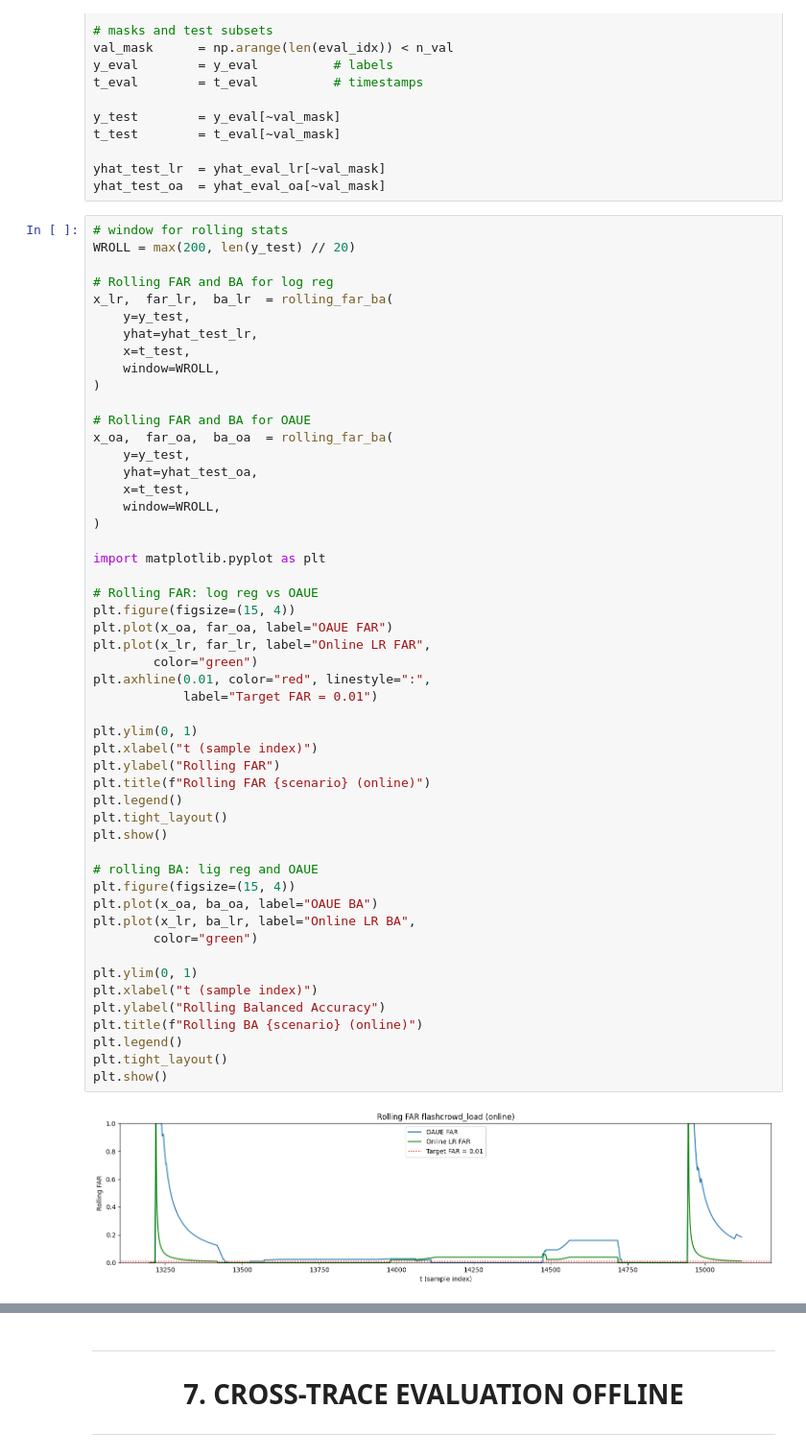
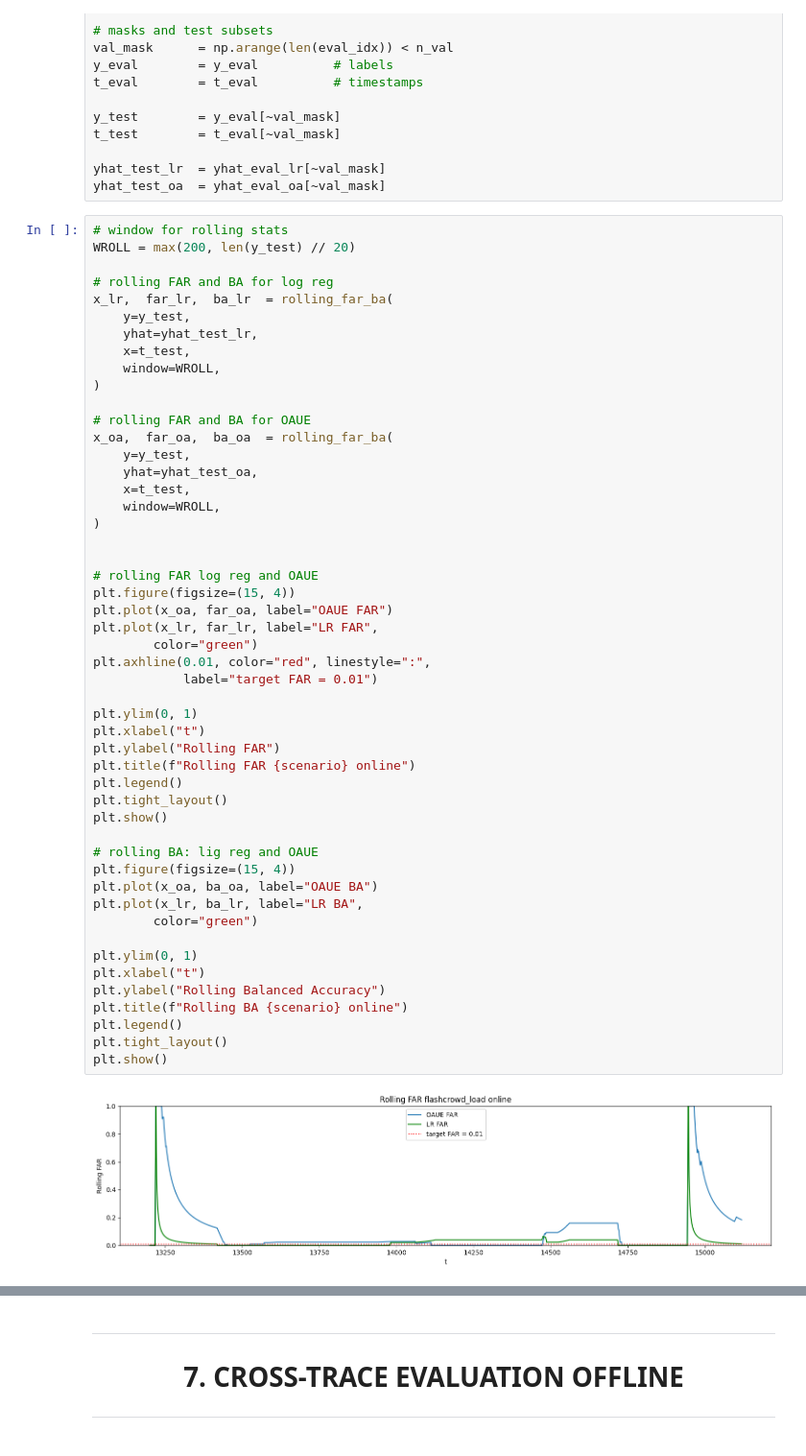
Before and after one commit to OleksiiBevza/time-series, a Jupyter notebook: modelling.ipynb, the cells around one changed output, grey strips where cells are left out. Shown at 96% size. Drawn from its saved outputs; the diff is of its cells as text.

```diff
--- a/modelling.ipynb
+++ b/modelling.ipynb
@@ -732,7 +654,7 @@ yhat_test_oa  = yhat_eval_oa[~val_mask]
 # window for rolling stats
 WROLL = max(200, len(y_test) // 20)
 
-# Rolling FAR and BA for log reg
+# rolling FAR and BA for log reg
 x_lr,  far_lr,  ba_lr  = rolling_far_ba(
     y=y_test,
     yhat=yhat_test_lr,
@@ -740,44 +662,43 @@ x_lr,  far_lr,  ba_lr  = rolling_far_ba(
     window=WROLL,
 )
 
-# Rolling FAR and BA for OAUE
+# rolling FAR and BA for OAUE
 x_oa,  far_oa,  ba_oa  = rolling_far_ba(
     y=y_test,
     yhat=yhat_test_oa,
     x=t_test,
     window=WROLL,
 )
 
-import matplotlib.pyplot as plt
 
-# Rolling FAR: log reg vs OAUE
+# rolling FAR log reg and OAUE
 plt.figure(figsize=(15, 4))
 plt.plot(x_oa, far_oa, label="OAUE FAR")
-plt.plot(x_lr, far_lr, label="Online LR FAR",
+plt.plot(x_lr, far_lr, label="LR FAR",
         color="green")
 plt.axhline(0.01, color="red", linestyle=":",
-            label="Target FAR = 0.01")
+            label="target FAR = 0.01")
 
 plt.ylim(0, 1)
-plt.xlabel("t (sample index)")
+plt.xlabel("t")
 plt.ylabel("Rolling FAR")
-plt.title(f"Rolling FAR {scenario} (online)")
+plt.title(f"Rolling FAR {scenario} online")
 plt.legend()
 plt.tight_layout()
 plt.show()
 
 # rolling BA: lig reg and OAUE
 plt.figure(figsize=(15, 4))
 plt.plot(x_oa, ba_oa, label="OAUE BA")
-plt.plot(x_lr, ba_lr, label="Online LR BA",
+plt.plot(x_lr, ba_lr, label="LR BA",
         color="green")
 
 plt.ylim(0, 1)
-plt.xlabel("t (sample index)")
+plt.xlabel("t")
 plt.ylabel("Rolling Balanced Accuracy")
-plt.title(f"Rolling BA {scenario} (online)")
+plt.title(f"Rolling BA {scenario} online")
 plt.legend()
 plt.tight_layout()
 plt.show()
 # %% [output]
-[figure, old version]
+[figure, new version]
```
Also changed, not shown: parts of 32 cells of this notebook.
